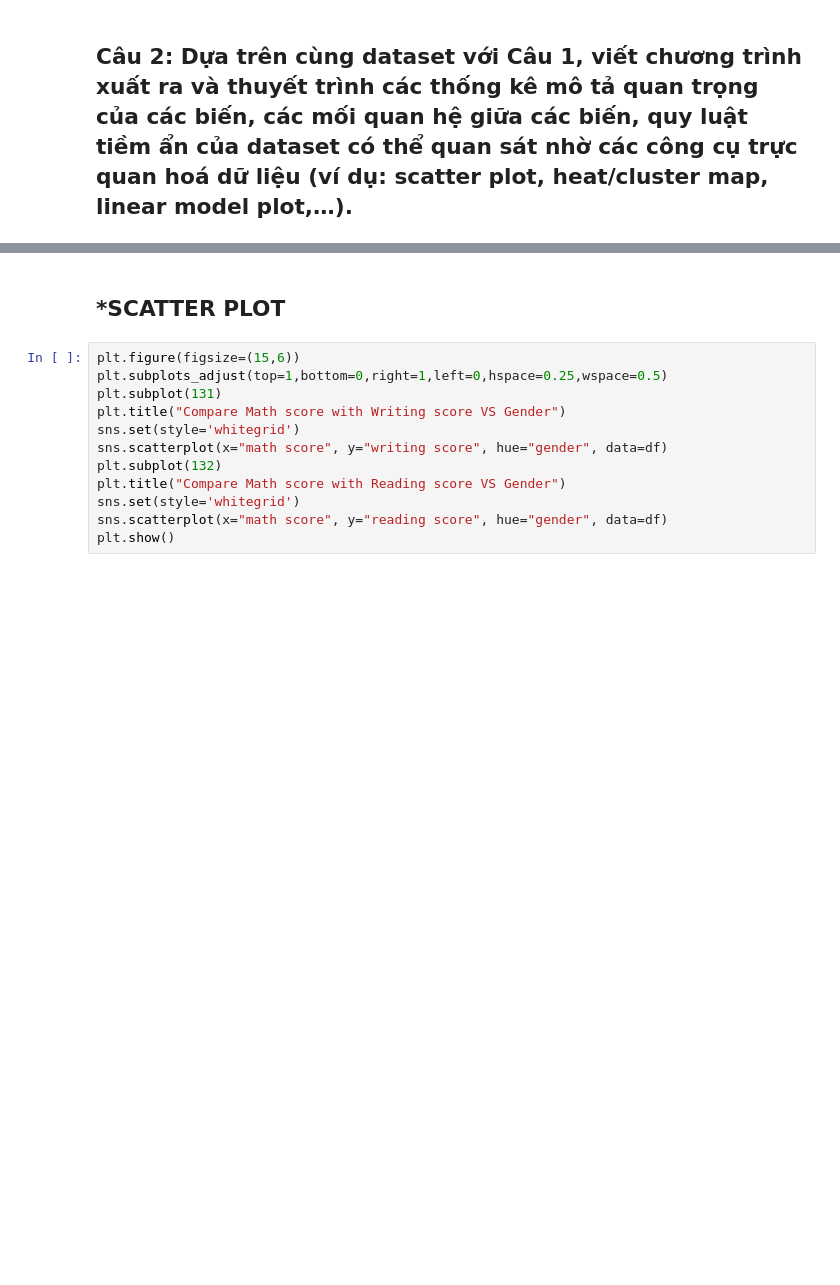
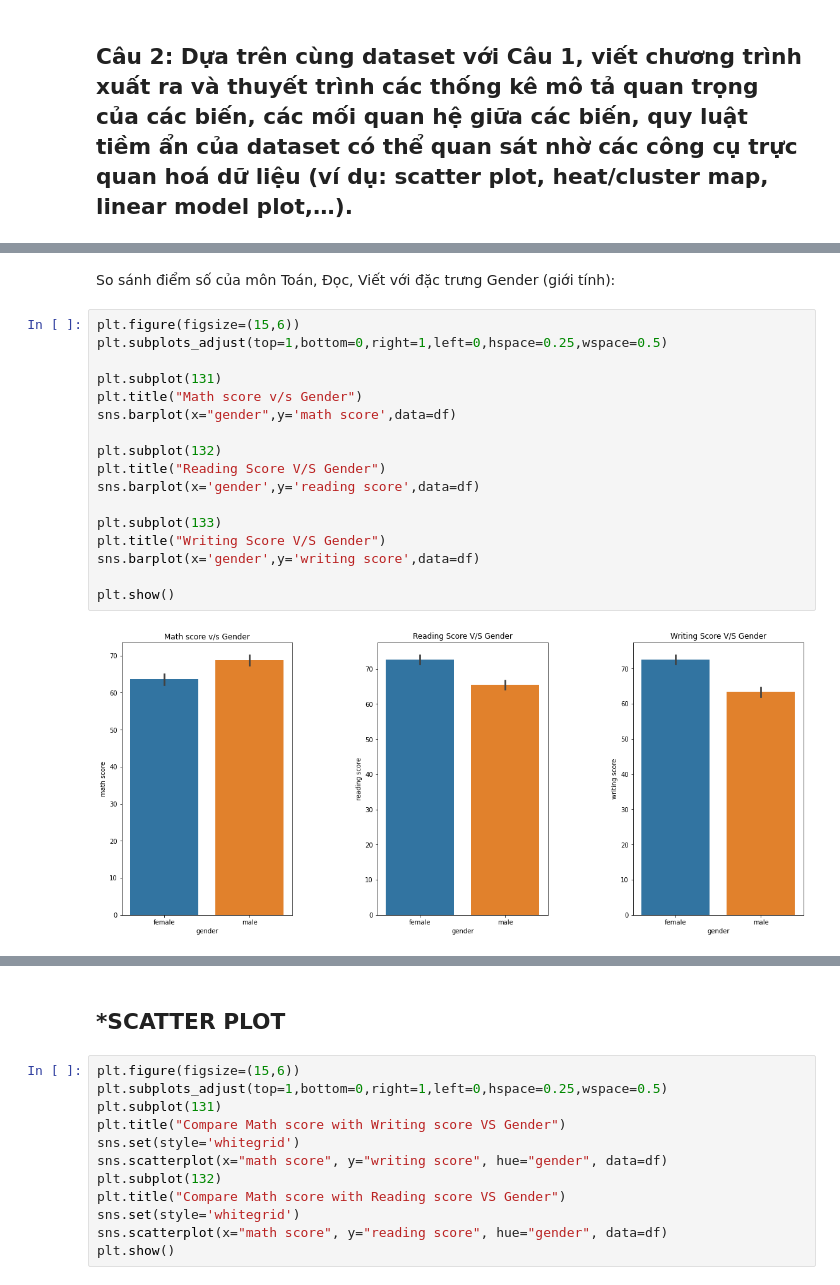
Before and after one commit to Kim-bk/bootstrap-sampling-method, a Jupyter notebook: data_science.ipynb, the cells around one changed output, grey strips where cells are left out. Drawn from its saved outputs; the diff is of its cells as text; blank space fills up the shorter version.

```diff
--- a/data_science.ipynb
+++ b/data_science.ipynb
@@ -140,0 +188,21 @@ linear model plot,…).
+# %% [markdown]
+So sánh điểm số của môn Toán, Đọc, Viết với đặc trưng Gender (giới tính):
+# %%
+plt.figure(figsize=(15,6))
+plt.subplots_adjust(top=1,bottom=0,right=1,left=0,hspace=0.25,wspace=0.5)
+
+plt.subplot(131)
+plt.title("Math score v/s Gender")
+sns.barplot(x="gender",y='math score',data=df)
+
+plt.subplot(132)
+plt.title("Reading Score V/S Gender")
+sns.barplot(x='gender',y='reading score',data=df)
+
+plt.subplot(133)
+plt.title("Writing Score V/S Gender")
+sns.barplot(x='gender',y='writing score',data=df)
+
+plt.show()
+# %% [output]
+[figure, added]
```
Also changed, not shown: parts of 20 cells of this notebook.
